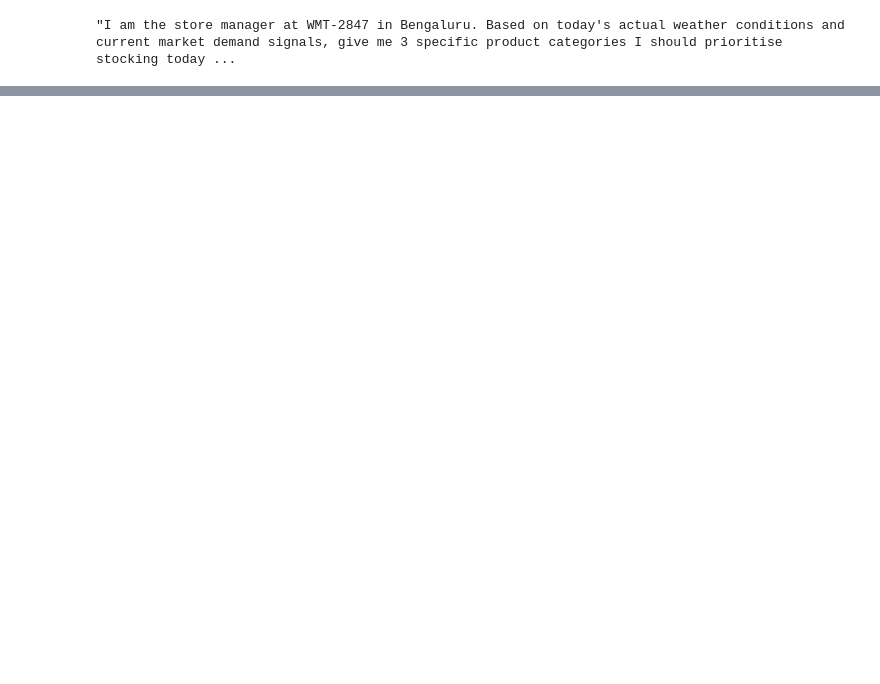
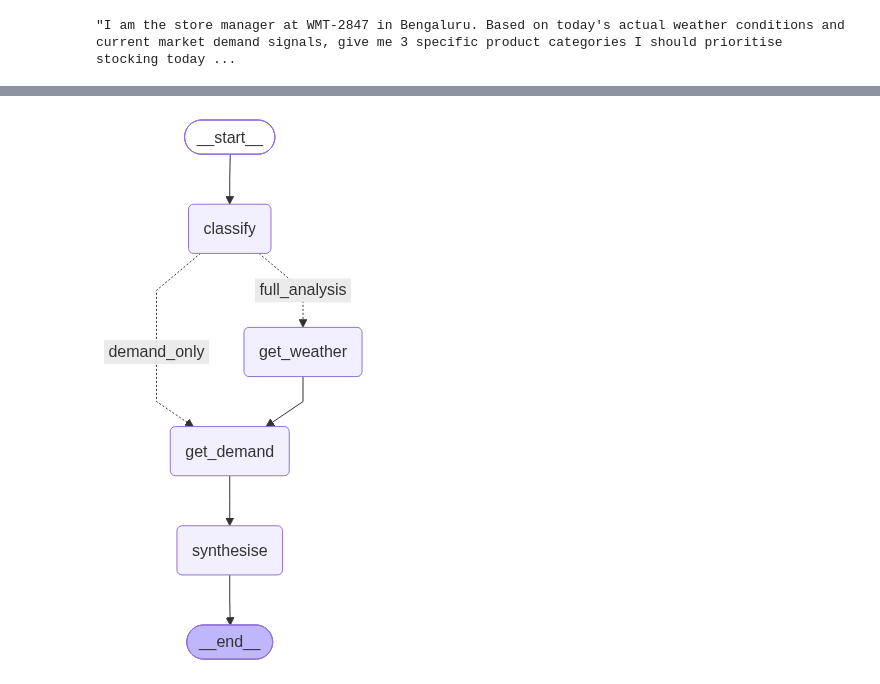
Before and after one commit to gaurav-dalvi/Walmart-USA-30Sept-Oct1-2-5-6-2026, a Jupyter notebook: Day3/IN03_API_MCP_Frameworks_Build_vs_Buy.ipynb, the cells around one changed output, grey strips where cells are left out. Saved outputs shown, nothing was run; the diff lists cells and outputs as text; code cells hidden in the pictures; blank space fills up the shorter version.

```diff
--- a/Day3/IN03_API_MCP_Frameworks_Build_vs_Buy.ipynb
+++ b/Day3/IN03_API_MCP_Frameworks_Build_vs_Buy.ipynb
@@ -910,0 +1168,7 @@ STORE_QUERY
+# %%
+# Draw the workflow graph so the LangGraph control flow is visible.
+if LG_AVAILABLE:
+    from IPython.display import Image, display
+    display(Image(lg_app.get_graph().draw_mermaid_png()))
+# %% [output]
+[figure, added]
```
Also changed, not shown: parts of 13 cells of this notebook.
